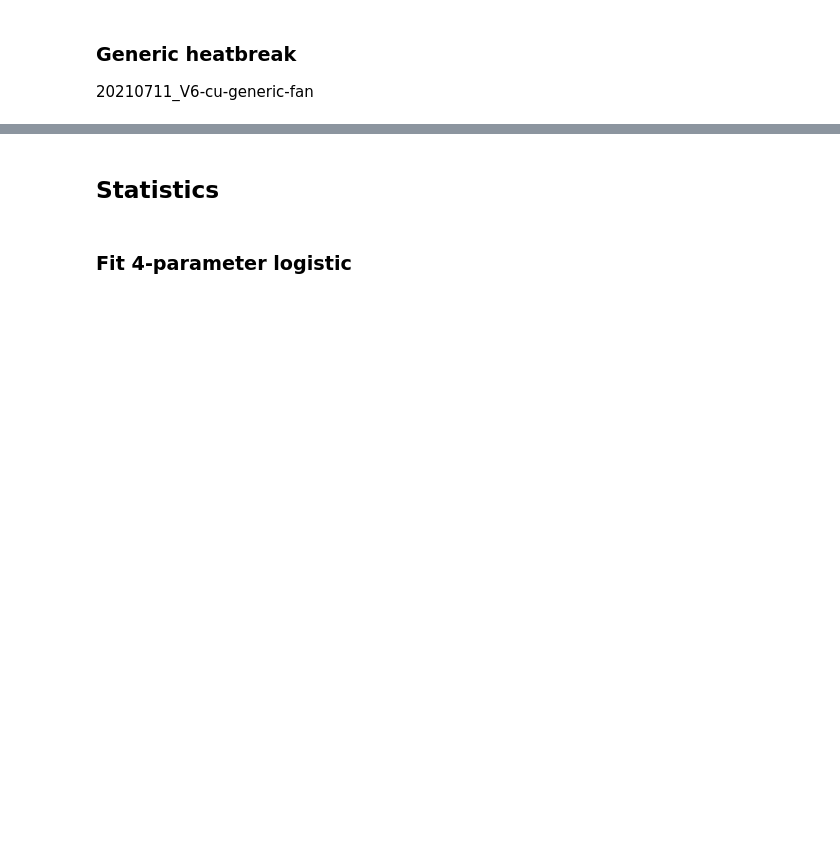
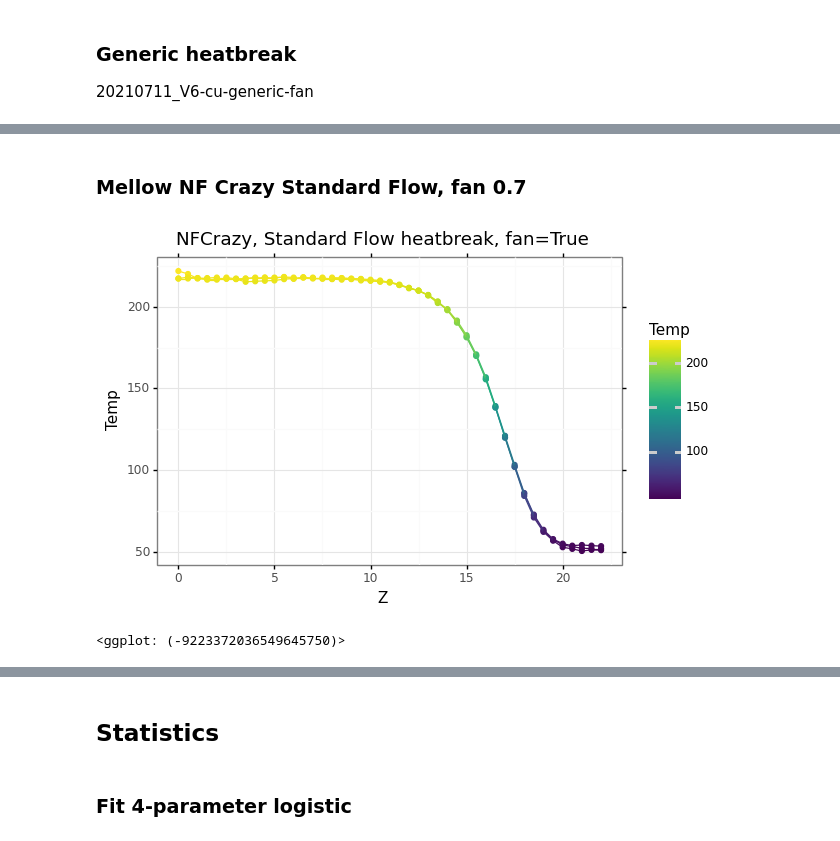
Before and after one commit to tanaes/RainbowTester, a Jupyter notebook: Data/Notebooks/hotend_testing-comprehensive.ipynb, the cells around one changed output, grey strips where cells are left out. Saved outputs shown, nothing was run; the diff lists cells and outputs as text; code cells hidden in the pictures; blank space fills up the shorter version.

```diff
--- a/Data/Notebooks/hotend_testing-comprehensive.ipynb
+++ b/Data/Notebooks/hotend_testing-comprehensive.ipynb
@@ -253,0 +254,21 @@ v6_generic_pl
+# %% [markdown]
+### Mellow NF Crazy Standard Flow, fan 0.7
+# %%
+nfc_sf_f07_fp = '../Logs/20210712_NFCrazy-SF-fan0.7.txt'
+
+nfc_sf_f07_df, nfc_sf_f07_pl = process_log(nfc_sf_f07_fp,
+                                 '../Plots',
+                                 max_z=50,
+                                 pattern="Temp1 (.+?), Z (.+?), N (\d)",
+                                 trial="20210712_NFCrazy-SF-fan0.7",
+                                 heatsink="NFCrazy",
+                                 heatbreak="Standard Flow",
+                                 block="Cu",
+                                 nozzle="Cu",
+                                 fan=True,
+                                 temp_corr=-8.0)
+
+nfc_sf_f07_pl
+# %% [output]
+[figure, added]
+<ggplot: (-9223372036549645750)>
```
Also changed, not shown: parts of 26 cells of this notebook, 9 other files.
